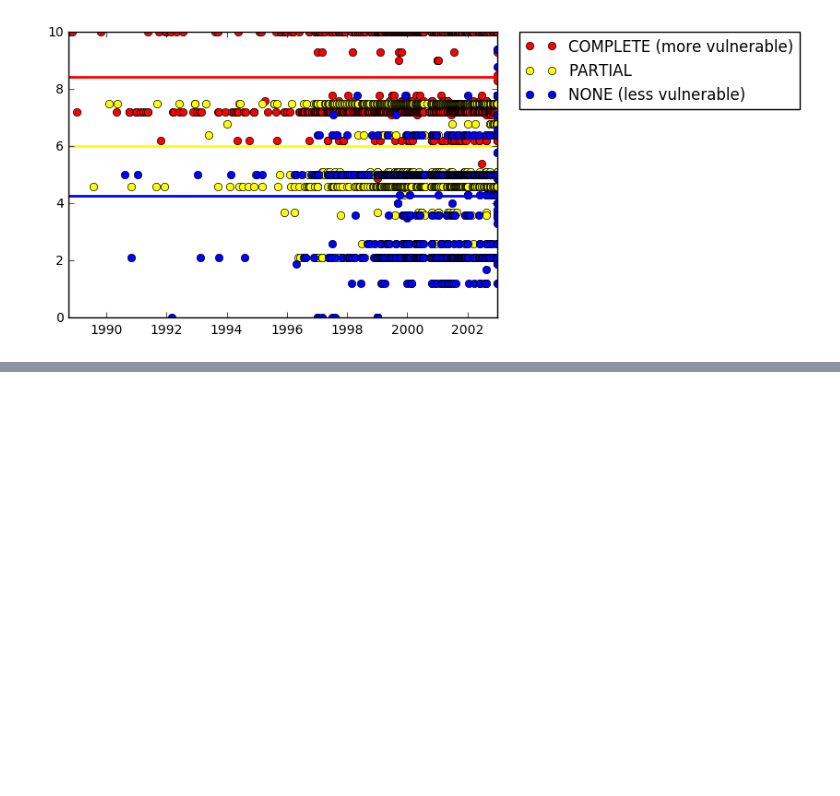
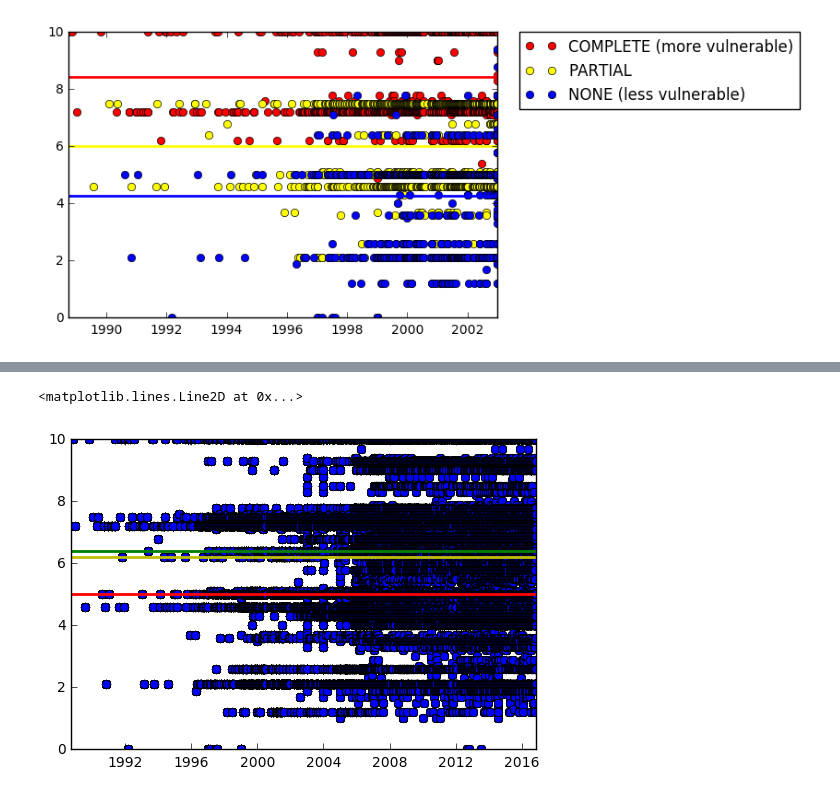
Before and after one commit to msicilia/scikit-infosec, a Jupyter notebook: skinfosec/databases/Scikit-notebook.ipynb, the cells around one changed output, grey strips where cells are left out. Cells and saved outputs as stored; diff of their text form; code cells hidden in the pictures; blank space fills up the shorter version.

```diff
--- a/skinfosec/databases/Scikit-notebook.ipynb
+++ b/skinfosec/databases/Scikit-notebook.ipynb
@@ -463,0 +549,10 @@ None score (less vulnerable) count: 1632
+# %%
+ordered_date = score_data.sort_values("published_datetime")
+
+plt.plot(ordered_date["published_datetime"], ordered_date["score"], 'o', color='blue')
+plt.axhline(5, color='r', lw=2)
+plt.axhline(np.mean(ordered_date["score"]), color='y', lw=2)
+plt.axhline(np.median(ordered_date["score"]), color='g', lw=2)
+# %% [output]
+<matplotlib.lines.Line2D at 0x...>
+[figure, added]
```
Also changed, not shown: parts of 41 cells of this notebook, 9 other files.
